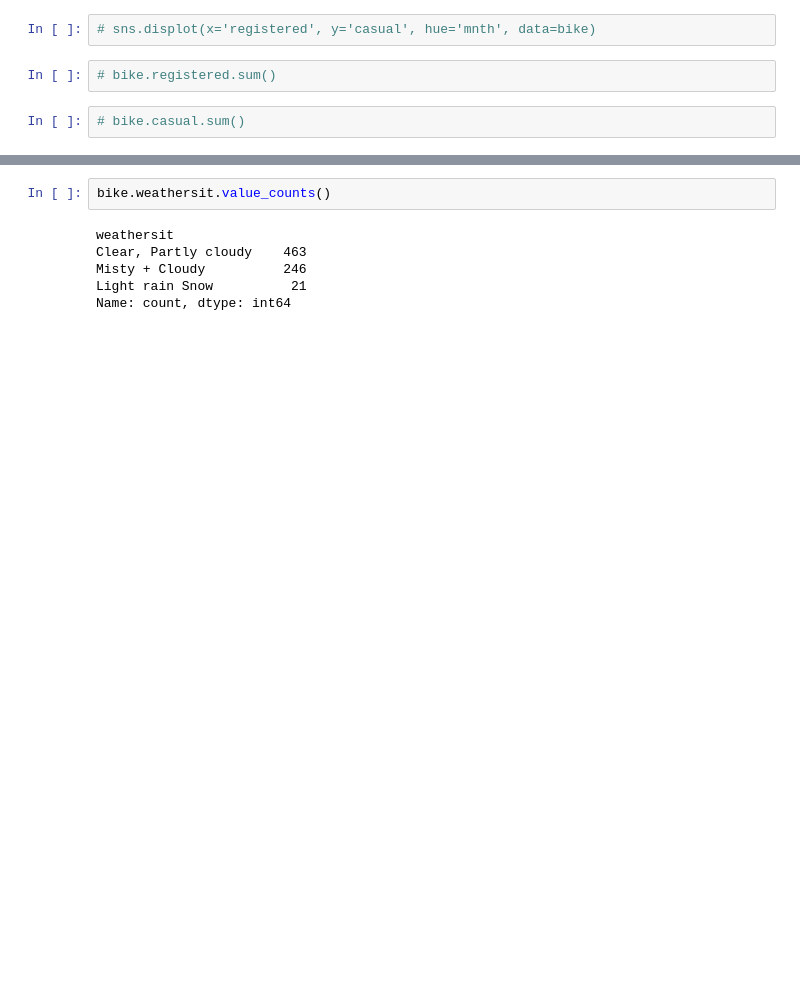
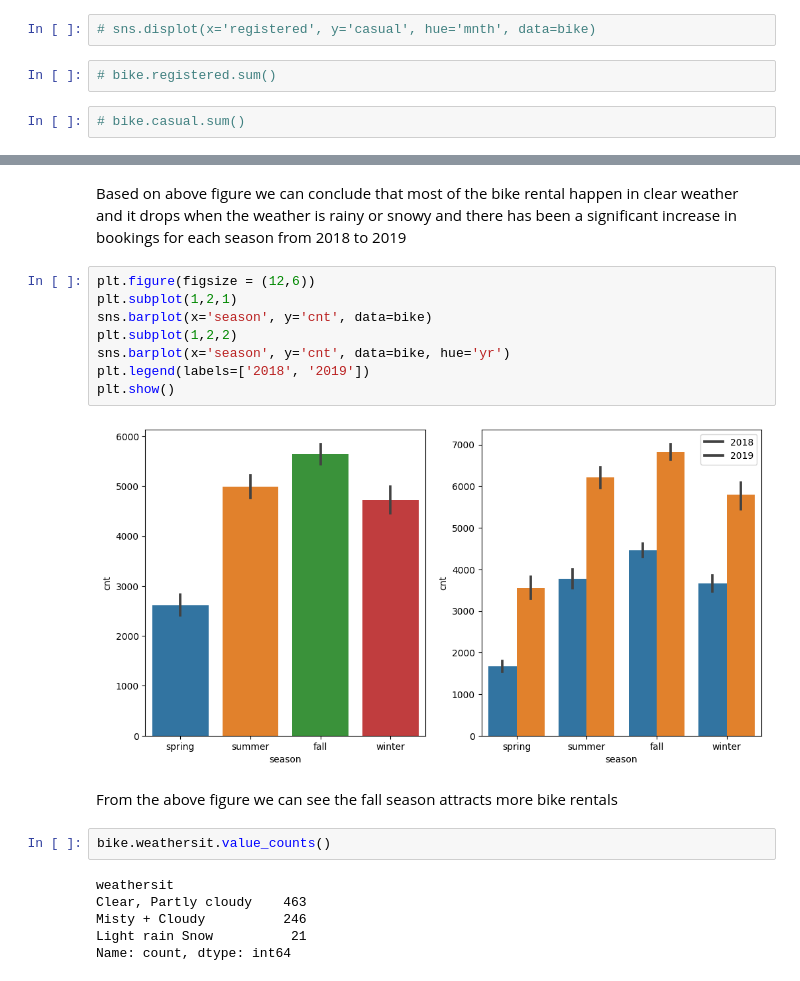
Before and after one commit to VishalVema/BOOMBIKE_MLR_ASSIGNMENT, a Jupyter notebook: bike sharing.ipynb, the cells around one changed output, grey strips where cells are left out. Saved outputs shown, nothing was run; the diff lists cells and outputs as text; blank space fills up the shorter version.

```diff
--- a/bike sharing.ipynb
+++ b/bike sharing.ipynb
@@ -283,3 +286,17 @@ sns.barplot(data=bike, x='weathersit', y='cnt')
+# %% [markdown]
+Based on above figure we can conclude that most of the bike rental happen in clear weather and it drops when the weather is rainy or snowy and there has been a significant increase in bookings for each season from 2018 to 2019
+# %%
+plt.figure(figsize = (12,6))
+plt.subplot(1,2,1)
+sns.barplot(x='season', y='cnt', data=bike)
+plt.subplot(1,2,2)
+sns.barplot(x='season', y='cnt', data=bike, hue='yr')
+plt.legend(labels=['2018', '2019'])
+plt.show()
+# %% [output]
+[figure, added]
+# %% [markdown]
+From the above figure we can see the fall season attracts more bike rentals
 # %%
 bike.weathersit.value_counts()
 # %% [output]
```
Also changed, not shown: parts of 22 cells of this notebook.
